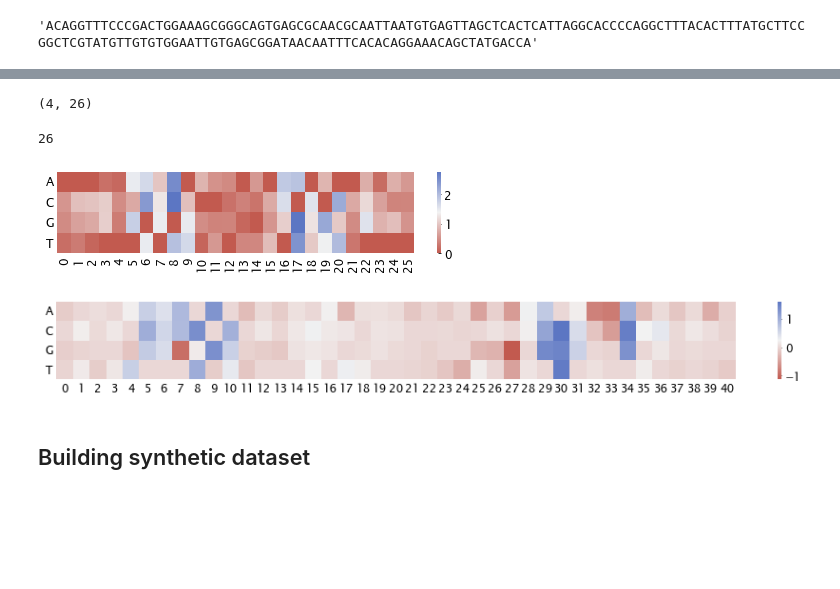
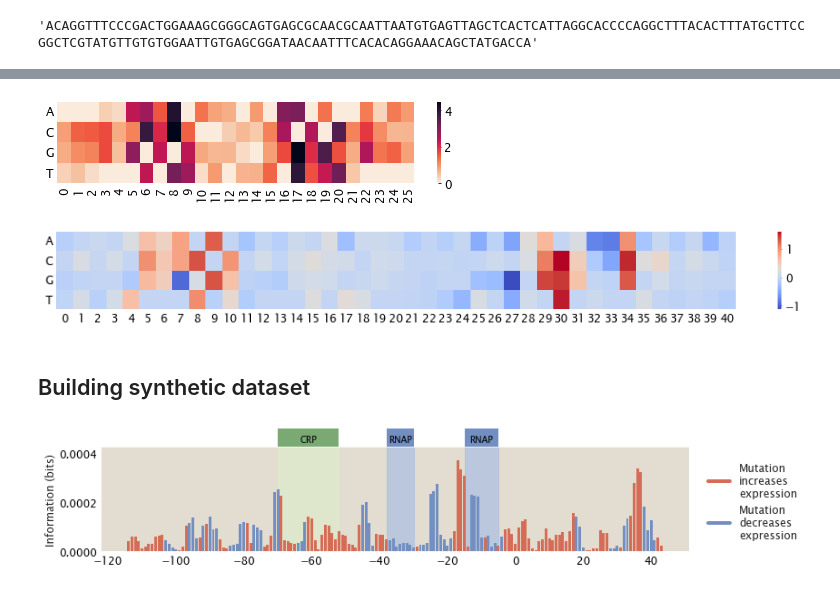
Before and after one commit to RPGroup-PBoC/theoretical_regseq, a Jupyter notebook: notebooks/pipeline/simple_activation_synthetic_dataset.ipynb, the cells around one changed output, grey strips where cells are left out. Drawn from its saved outputs; the diff is of its cells as text; code cells hidden in the pictures; blank space fills up the shorter version.

```diff
--- a/notebooks/pipeline/simple_activation_synthetic_dataset.ipynb
+++ b/notebooks/pipeline/simple_activation_synthetic_dataset.ipynb
@@ -64,6 +64,8 @@ crp_site = 'ATTAATGTGAGTTAGCTCACTCATTA'
 #crp_emat = crp_emat_raw.to_numpy().T
 #crp_emat = tregs.simulate.fix_wt(crp_emat, crp_site)
 # %%
+# energy matrix obtained from Fig 3. of Kinney et al., 2010 (https://www.pnas.org/doi/full/10.1073/pnas.1004290107)
+# elements expressed in kcal/mol (1 kcal/mol = 1.62kbT)
+
 crp_emat_raw = pd.read_table('../../data/energy_matrices/crp_tau_final_all_26.txt', delim_whitespace=True)
-crp_emat = crp_emat_raw[['par_A', 'par_C', 'par_G', 'par_T']].to_numpy().T
-crp_emat
+crp_emat = crp_emat_raw[['par_A', 'par_C', 'par_G', 'par_T']].to_numpy().T * 1.62
@@ -83,20 +72,12 @@ array([[0.  , 0.  , 0.  , 0.21, 0.13, 1.47, 1.67, 0.98, 2.53, 0.  , 0.82,
-# %%
-crp_emat.shape
-# %% [output]
-(4, 26)
-# %%
-len(crp_site)
-# %% [output]
-26
 # %%
 fig, ax = plt.subplots(figsize=(8, 1.5))
 
-div_colors = sns.diverging_palette(16, 258, s=56, l=51, n=15, sep=2, center='light', as_cmap=True)
-sns.heatmap(crp_emat, cmap=div_colors, ax=ax)
+cmap = sns.color_palette("rocket_r", as_cmap=True)
+sns.heatmap(crp_emat, cmap=cmap, ax=ax)
 ax.set_yticklabels(['A', 'C', 'G', 'T'], rotation=360)
 plt.show()
 # %% [output]
-[figure, old version]
+[figure, new version]
 # %%
 # obtained from https://journals.plos.org/ploscompbiol/article/figure?id=10.1371/journal.pcbi.1002811.g002
 
@@ -104,11 +85,12 @@ rnap_emat_raw = np.loadtxt('../../data/energy_matrices/RNAP_energy_matrix.txt')
 rnap_emat = tregs.simulate.fix_wt(rnap_emat_raw, rnap_site)
 # %%
 fig, ax = plt.subplots(figsize=(16, 1.5))
-sns.heatmap(rnap_emat.T, cmap=div_colors, ax=ax)
+cmap = sns.color_palette("coolwarm", as_cmap=True)
+sns.heatmap(rnap_emat.T, cmap=cmap, ax=ax)
 ax.set_yticklabels(['A', 'C', 'G', 'T'], rotation=360)
 plt.show()
 # %% [output]
-[figure, old version]
+[figure, new version]
 # %% [markdown]
 ## Building synthetic dataset
 # %%
@@ -175,0 +227,8 @@ def simact(wtseq, rnap_wtseq, act_wtseq,
+# %%
+mut_list = df['seq'].values
+mu_data = df['norm_ct_1']
+nbins = 2
+upper_bound = np.mean(mu_data) * 1.1
+plot_footprint(promoter, mut_list, mu_data, nbins, upper_bound)
+# %% [output]
+[figure, added]
```
Also changed, not shown: parts of 20 cells of this notebook, 5 other files.
